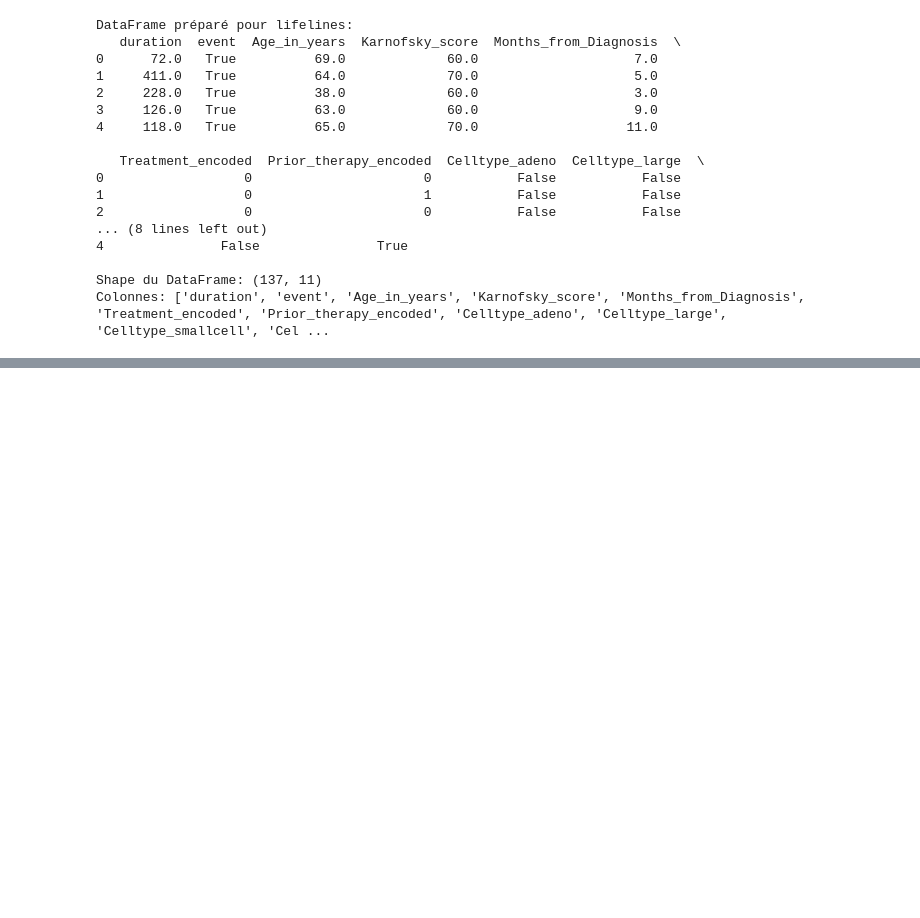
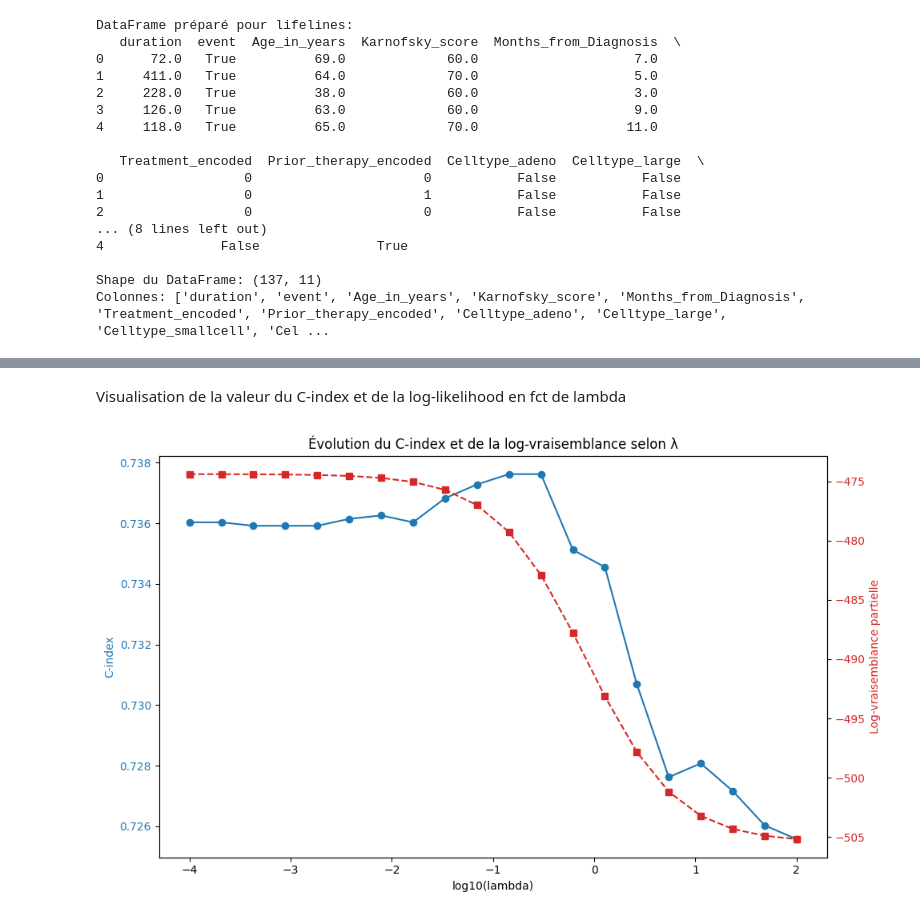
Before and after one commit to thomaspogu/Survival-analysis---Projet-ORRA, a Jupyter notebook: k_m_estimator_skicit.ipynb, the cells around one changed output, grey strips where cells are left out. Saved outputs shown, nothing was run; the diff lists cells and outputs as text; code cells hidden in the pictures; blank space fills up the shorter version.

```diff
--- a/k_m_estimator_skicit.ipynb
+++ b/k_m_estimator_skicit.ipynb
@@ -280,0 +297,59 @@ Meilleur penalizer = 0.20235896477251575, C-index moyen = -2.0593
+# %% [markdown]
+Visualisation de la valeur du C-index et de la log-likelihood en fct de lambda
+# %%
+import numpy as np
+import pandas as pd
+import matplotlib.pyplot as plt
+from lifelines import CoxPHFitter
+from lifelines.utils import concordance_index
+
+# Grille de valeurs de pénalisation à tester
+penalties = np.logspace(-4, 2, 20)
+
+# Stocker les résultats
+cindex_values = []
+loglik_values = []
+
+# Boucle sur chaque lambda
+for lam in penalties:
+    cph = CoxPHFitter(penalizer=lam)
+    cph.fit(df_survival, duration_col='duration', event_col='event')
+
+    # Calcul du C-index
+    risk_scores = cph.predict_partial_hazard(df_survival)
+    cindex = concordance_index(df_survival['duration'], -risk_scores, df_survival['event'])
+    cindex_values.append(cindex)
+
+    # Log-vraisemblance du modèle
+    loglik_values.append(cph.log_likelihood_)
+
+# Créer un DataFrame pour faciliter le tracé
+results = pd.DataFrame({
+    'lambda': penalties,
+    'C-index': cindex_values,
+    'Log-likelihood': loglik_values
+})
+
+# --------- Tracé combiné ---------
+fig, ax1 = plt.subplots(figsize=(10,6))
+
+# Axe 1 : C-index
+ax1.plot(np.log10(results['lambda']), results['C-index'],
+         color='tab:blue', marker='o', label='C-index')
+ax1.set_xlabel('log10(lambda)')
+ax1.set_ylabel('C-index', color='tab:blue')
+ax1.tick_params(axis='y', labelcolor='tab:blue')
+
+# Axe 2 : Log-likelihood
+ax2 = ax1.twinx()
+ax2.plot(np.log10(results['lambda']), results['Log-likelihood'],
+         color='tab:red', linestyle='--', marker='s', label='Log-likelihood')
+ax2.set_ylabel('Log-vraisemblance partielle', color='tab:red')
+ax2.tick_params(axis='y', labelcolor='tab:red')
+
+# Mise en forme
+plt.title('Évolution du C-index et de la log-vraisemblance selon λ')
+fig.tight_layout()
+plt.show()
+# %% [output]
+[figure, added]
```
Also changed, not shown: parts of 6 cells of this notebook.
